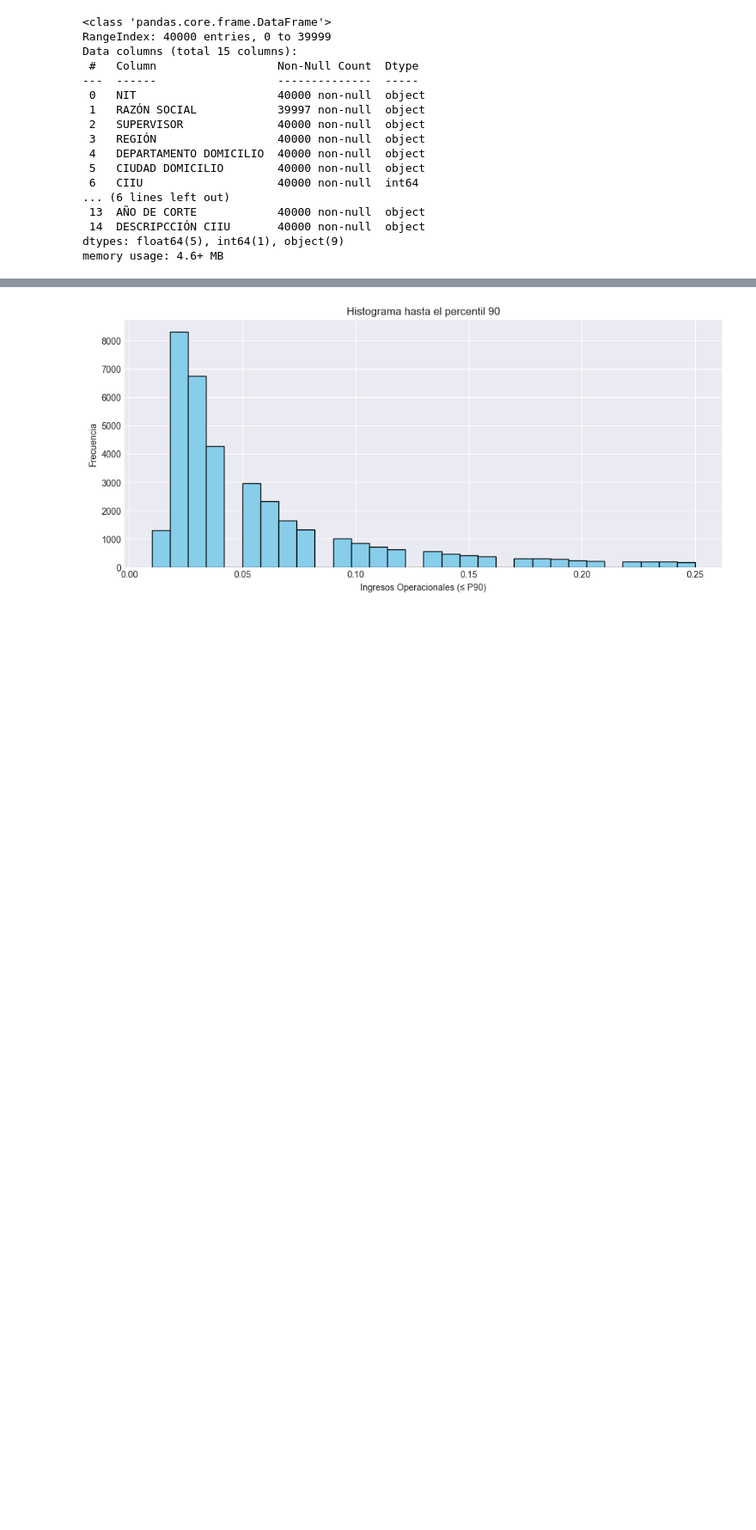
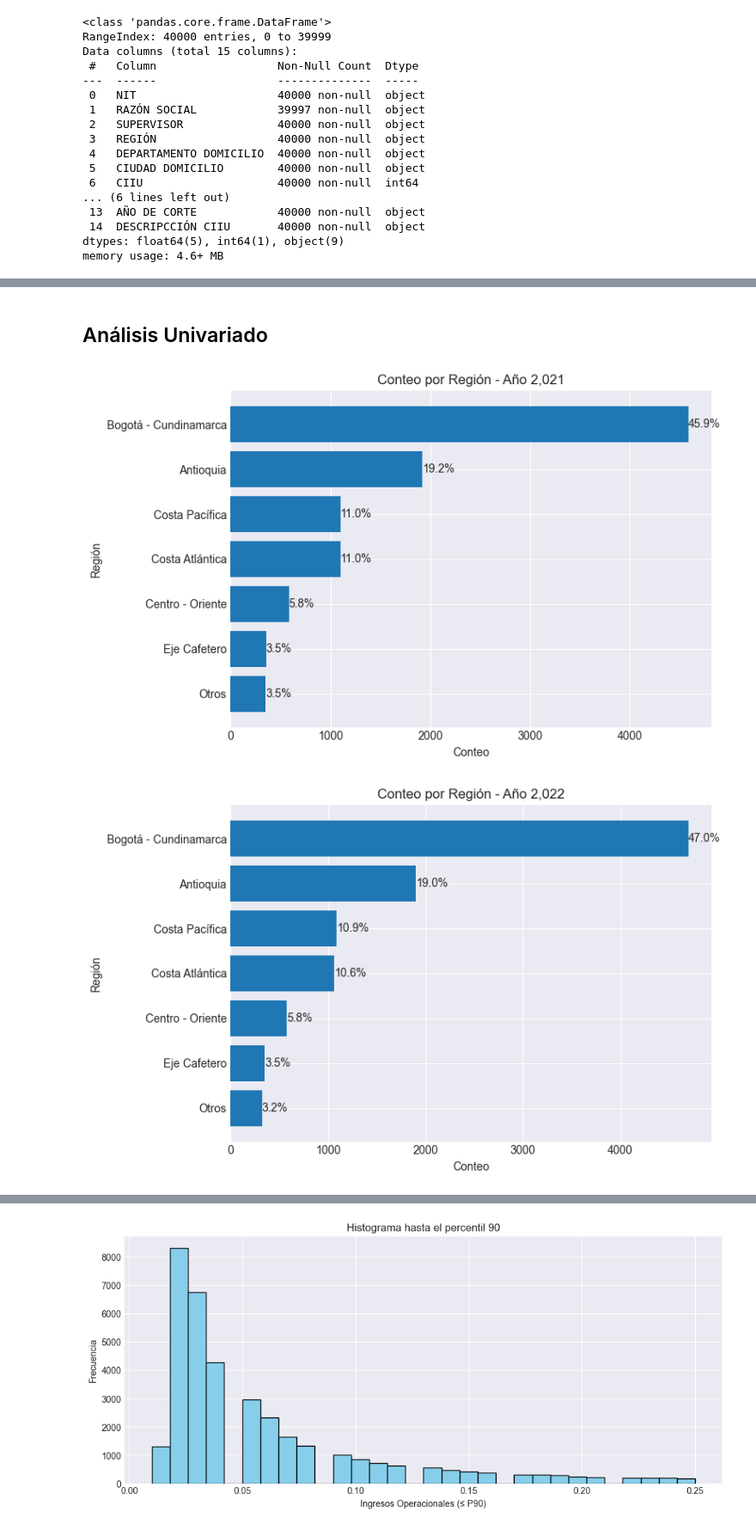
Before and after one commit to JeroHoyos/Expected-Growth-of-the-Country-s-Companies-by-Sector, a Jupyter notebook: notebooks/2_visualizations.ipynb, the cells around one changed output, grey strips where cells are left out. Shown at 86% size. Saved outputs shown, nothing was run; the diff lists cells and outputs as text; code cells hidden in the pictures; blank space fills up the shorter version.

Commit message:
conteos

```diff
--- a/notebooks/2_visualizations.ipynb
+++ b/notebooks/2_visualizations.ipynb
@@ -54,3 +54,31 @@ df.describe()
 | 50% | 4659.000000 | 0.040000 | 0.000000 | 0.030000 | 0.020000 | 0.010000 |
 | 75% | 6190.000000 | 0.100000 | 0.010000 | 0.090000 | 0.050000 | 0.040000 |
 | max | 9900.000000 | 144.820000 | 33.410000 | 216.850000 | 130.540000 | 91.030000 |
+# %% [markdown]
+## Análisis Univariado
+# %%
+anios = sorted(df["AÑO DE CORTE"].dropna().unique())
+
+for anio in anios:
+
+    df_anio = df[df["AÑO DE CORTE"] == anio]
+
+    conteo = df_anio["REGIÓN"].value_counts().sort_values(ascending=True)
+
+
+    porcentaje = (conteo / conteo.sum()) * 100
+
+    plt.figure(figsize=(8, 5))
+    plt.barh(conteo.index, conteo.values)
+
+    for i, (cnt, pct) in enumerate(zip(conteo.values, porcentaje.values)):
+        plt.text(cnt + 0.3, i, f"{pct:.1f}%", va="center")
+
+    plt.xlabel("Conteo")
+    plt.ylabel("Región")
+    plt.title(f"Conteo por Región - Año {anio}")
+    plt.tight_layout()
+    plt.show()
+# %% [output]
+[figure, added]
+[figure, added]
```
Also changed, not shown: parts of 6 cells of this notebook, 1 other file.
